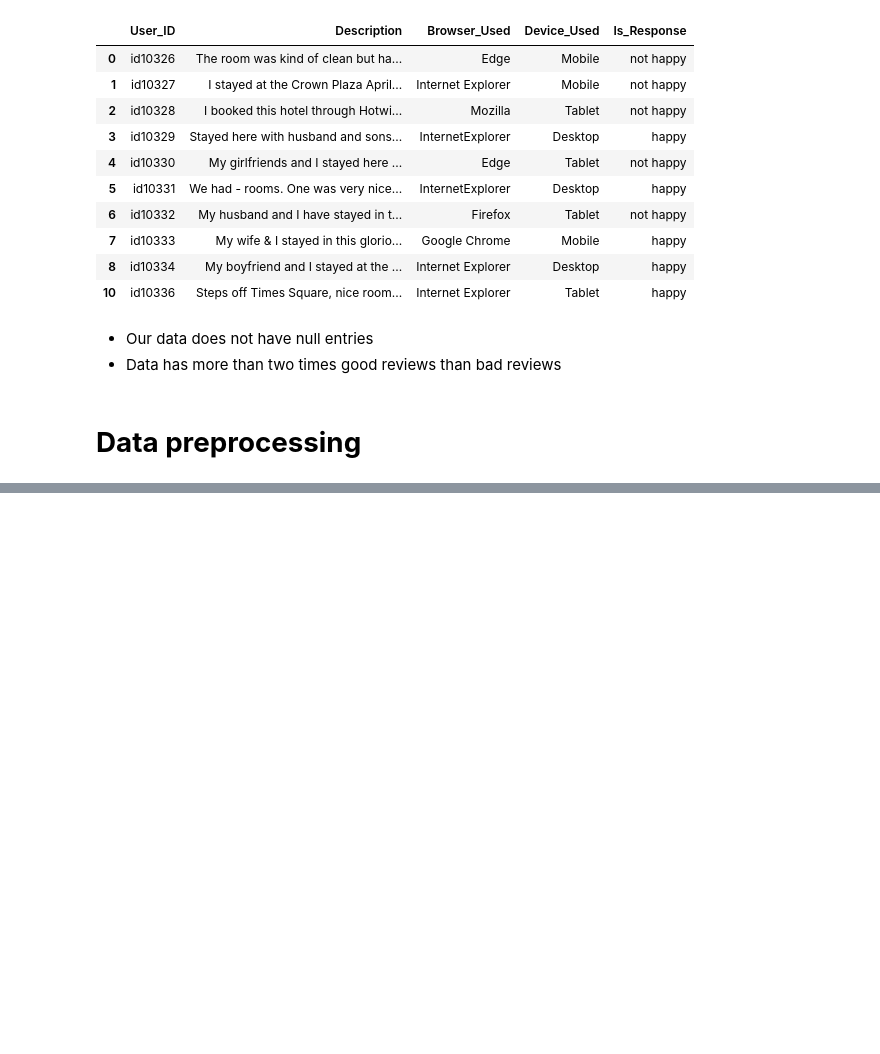
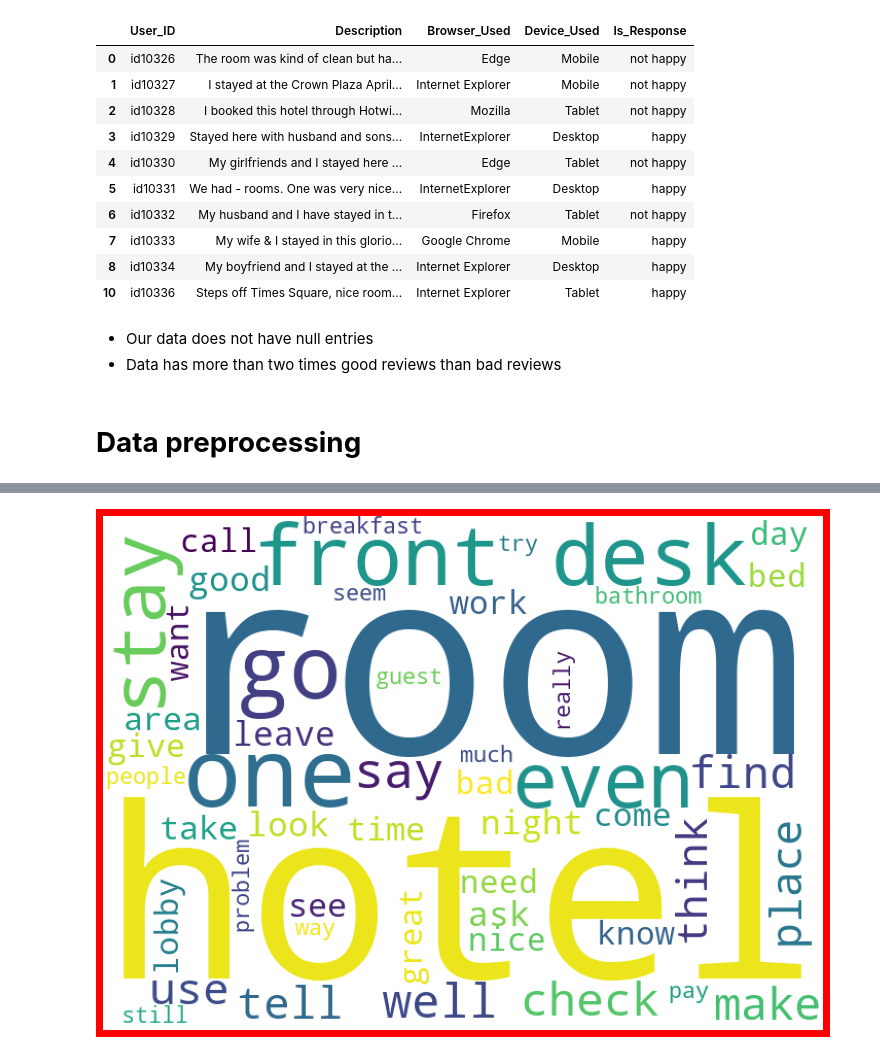
Before and after one commit to DipeshChothwe/NLP, a Jupyter notebook: Sentiment_analysis_for_hotel_reviews.ipynb, the cells around one changed output, grey strips where cells are left out. Saved outputs shown, nothing was run; the diff lists cells and outputs as text; code cells hidden in the pictures; blank space fills up the shorter version.

```diff
--- a/Sentiment_analysis_for_hotel_reviews.ipynb
+++ b/Sentiment_analysis_for_hotel_reviews.ipynb
@@ -189,0 +225,16 @@ train_data.head()
+# %%
+#Getting sense of loud words in spam
+from wordcloud import WordCloud
+
+
+unhappy = train_data['Description'][train_data['Is_Response']=='not happy']
+
+unhappy_cloud = WordCloud(width=700,height=500,background_color='white',max_words=50).generate(' '.join(unhappy))
+
+plt.figure(figsize=(10,8),facecolor='r')
+plt.imshow(unhappy_cloud)
+plt.axis('off')
+plt.tight_layout(pad=0)
+plt.show()
+# %% [output]
+[figure, added]
```
Also changed, not shown: parts of 8 cells of this notebook.
